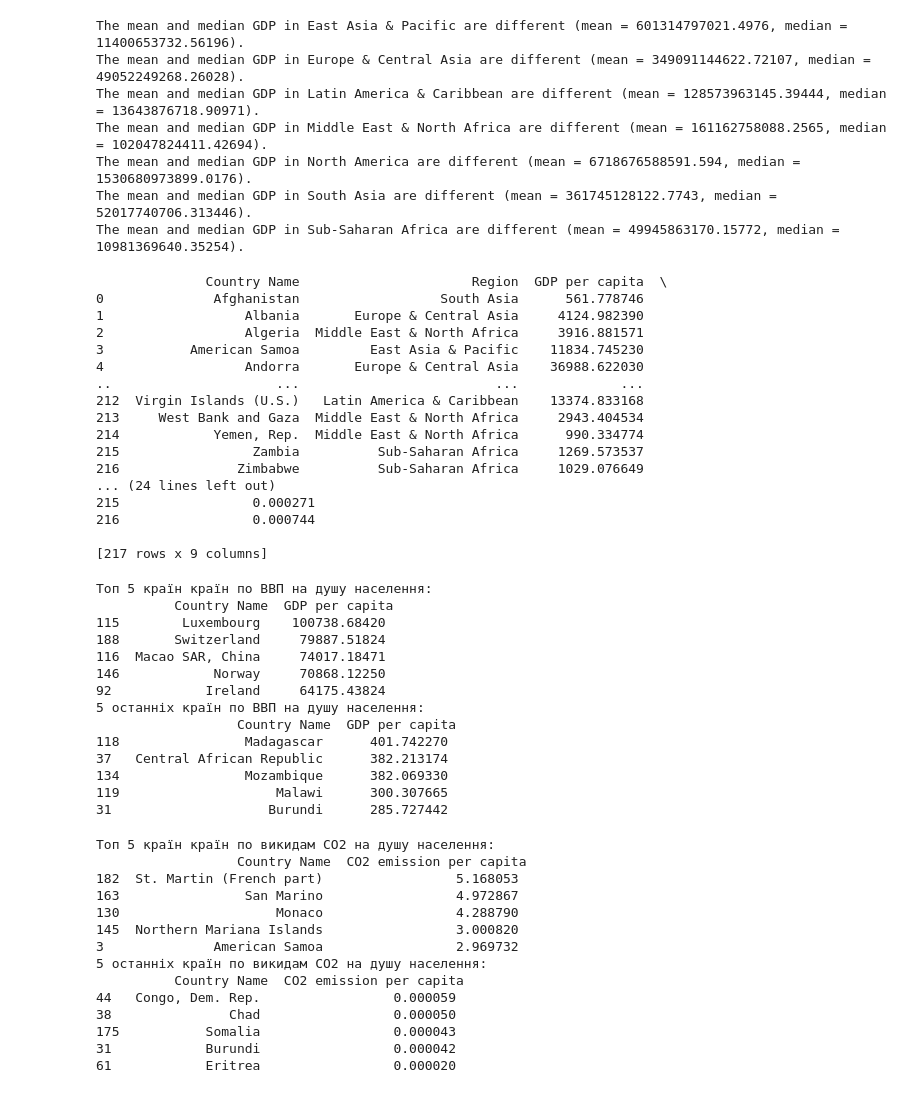
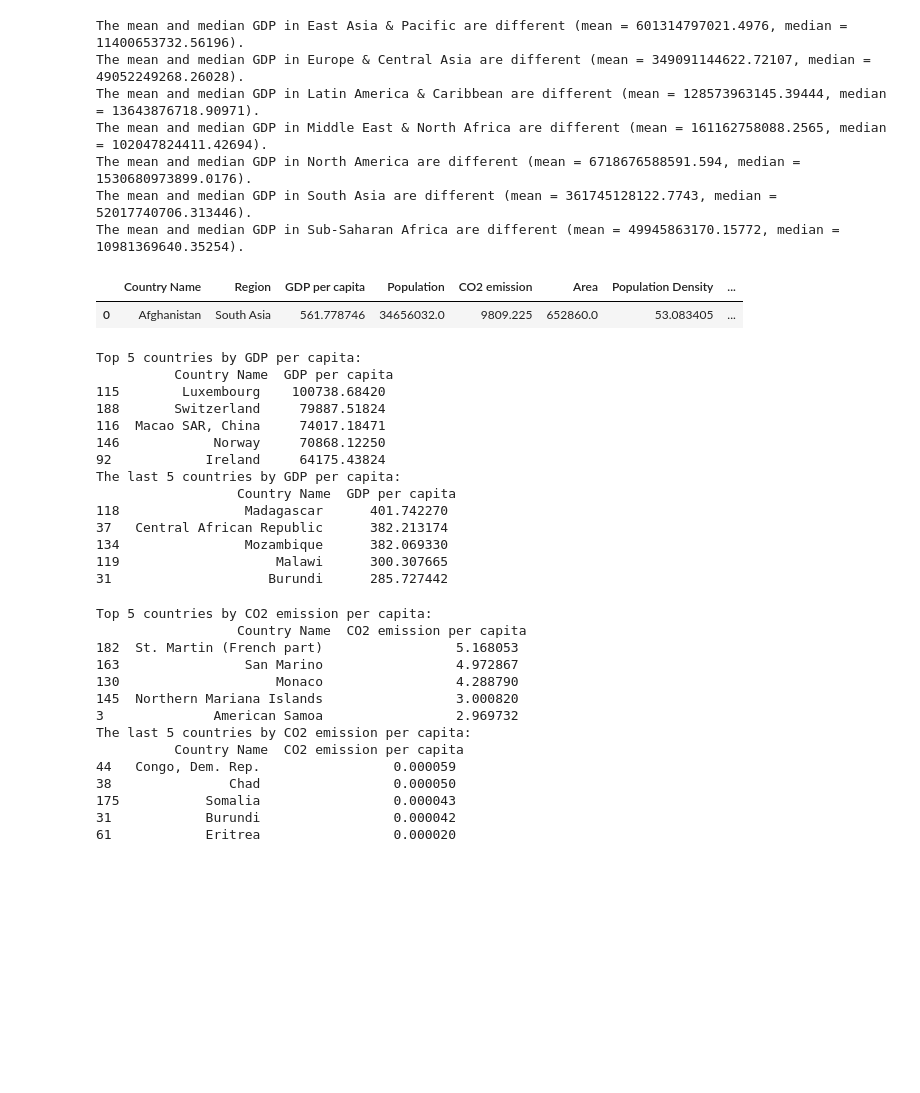
Before and after one commit to bondaxme/Data-analysis, a Jupyter notebook: lab3/lab3.ipynb, the cells around one changed output. Cells and saved outputs as stored; diff of their text form; code cells hidden in the pictures; blank space fills up the shorter version.

```diff
--- a/lab3/lab3.ipynb
+++ b/lab3/lab3.ipynb
@@ -204,38 +159,23 @@ The mean and median GDP in South Asia are different (mean = 361745128122.7743, m
 The mean and median GDP in Sub-Saharan Africa are different (mean = 49945863170.15772, median = 10981369640.35254).
 # %%
 df['CO2 emission per capita'] = df['CO2 emission'] / df['Population']
-print(df)
+df.head(1)
 # %% [output]
-              Country Name                      Region  GDP per capita  \
-0              Afghanistan                  South Asia      561.778746
-1                  Albania       Europe & Central Asia     4124.982390
-2                  Algeria  Middle East & North Africa     3916.881571
-3           American Samoa         East Asia & Pacific    11834.745230
-4                  Andorra       Europe & Central Asia    36988.622030
-..                     ...                         ...             ...
-212  Virgin Islands (U.S.)   Latin America & Caribbean    13374.833168
-213     West Bank and Gaza  Middle East & North Africa     2943.404534
-214            Yemen, Rep.  Middle East & North Africa      990.334774
-215                 Zambia          Sub-Saharan Africa     1269.573537
-216               Zimbabwe          Sub-Saharan Africa     1029.076649
-... (24 lines left out)
-215                 0.000271
-216                 0.000744
-
-[217 rows x 9 columns]
+|  | Country Name | Region | GDP per capita | Population | CO2 emission | Area | Population Density | ... |
+| 0 | Afghanistan | South Asia | 561.778746 | 34656032.0 | 9809.225 | 652860.0 | 53.083405 | ... |
 # %%
 df_sorted = df.sort_values(['GDP per capita'], ascending=False)
-print('Топ 5 країн країн по ВВП на душу населення:\n', df_sorted.head()[['Country Name', 'GDP per capita']],
-     '\n5 останніх країн по ВВП на душу населення:\n', df_sorted.tail()[['Country Name', 'GDP per capita']])
+print('Top 5 countries by GDP per capita:\n', df_sorted.head()[['Country Name', 'GDP per capita']],
+     '\nThe last 5 countries by GDP per capita:\n', df_sorted.tail()[['Country Name', 'GDP per capita']])
 # %% [output]
-Топ 5 країн країн по ВВП на душу населення:
+Top 5 countries by GDP per capita:
           Country Name  GDP per capita
 115        Luxembourg    100738.68420
 188       Switzerland     79887.51824
 116  Macao SAR, China     74017.18471
 146            Norway     70868.12250
 92            Ireland     64175.43824
-5 останніх країн по ВВП на душу населення:
+The last 5 countries by GDP per capita:
                   Country Name  GDP per capita
 118                Madagascar      401.742270
 37   Central African Republic      382.213174
@@ -244,17 +184,17 @@ print('Топ 5 країн країн по ВВП на душу населенн
 31                    Burundi      285.727442
 # %%
 df_sorted = df.sort_values(['CO2 emission per capita'], ascending=False)
-print('Топ 5 країн країн по викидам СО2 на душу населення:\n', df_sorted.head()[['Country Name', 'CO2 emission per capita']],
-     '\n5 останніх країн по викидам СО2 на душу населення:\n', df_sorted.tail()[['Country Name', 'CO2 emission per capita']])
+print('Top 5 countries by СО2 emission per capita:\n', df_sorted.head()[['Country Name', 'CO2 emission per capita']],
+     '\nThe last 5 countries by СО2 emission per capita:\n', df_sorted.tail()[['Country Name', 'CO2 emission per capita']])
 # %% [output]
-Топ 5 країн країн по викидам СО2 на душу населення:
+Top 5 countries by СО2 emission per capita:
                   Country Name  CO2 emission per capita
 182  St. Martin (French part)                 5.168053
 163                San Marino                 4.972867
 130                    Monaco                 4.288790
 145  Northern Mariana Islands                 3.000820
 3              American Samoa                 2.969732
-5 останніх країн по викидам СО2 на душу населення:
+The last 5 countries by СО2 emission per capita:
           Country Name  CO2 emission per capita
 44   Congo, Dem. Rep.                 0.000059
 38               Chad                 0.000050
```
Also changed, not shown: parts of 6 cells of this notebook, 2 other files.
